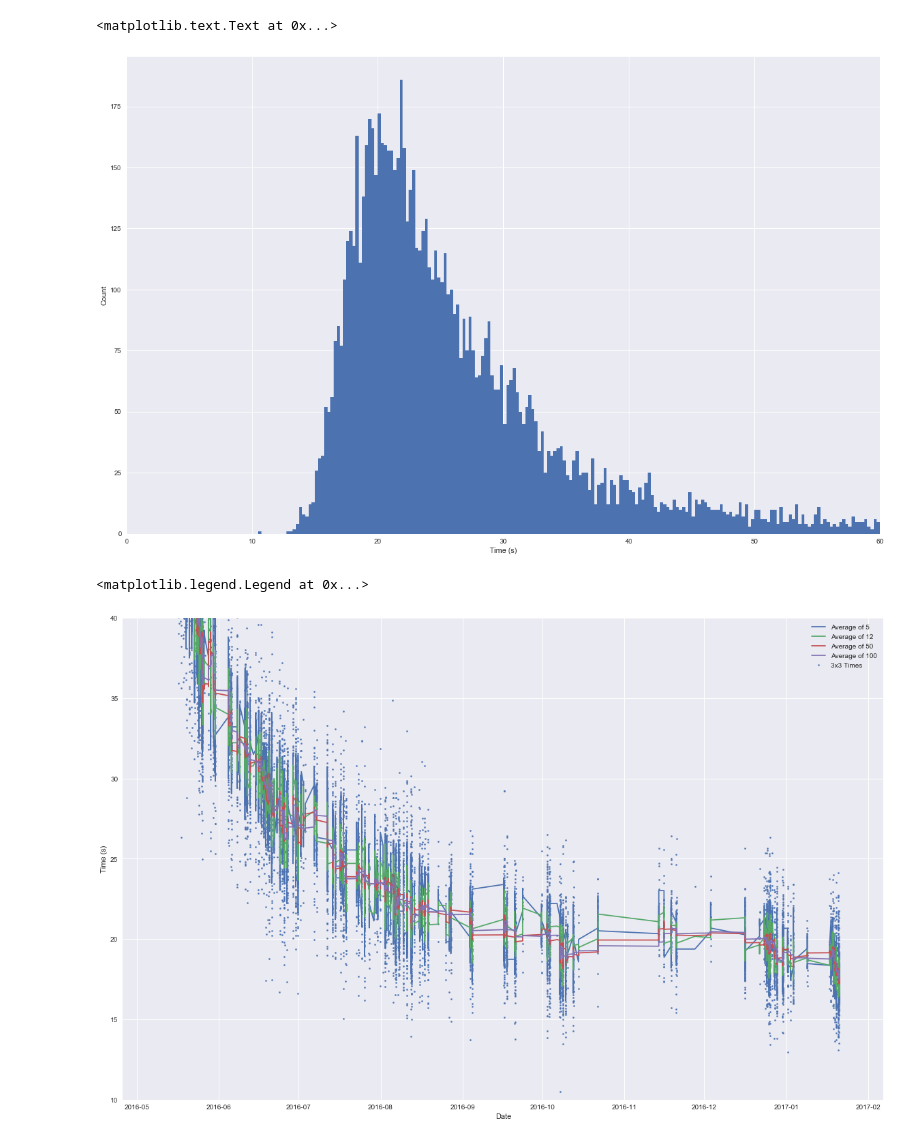
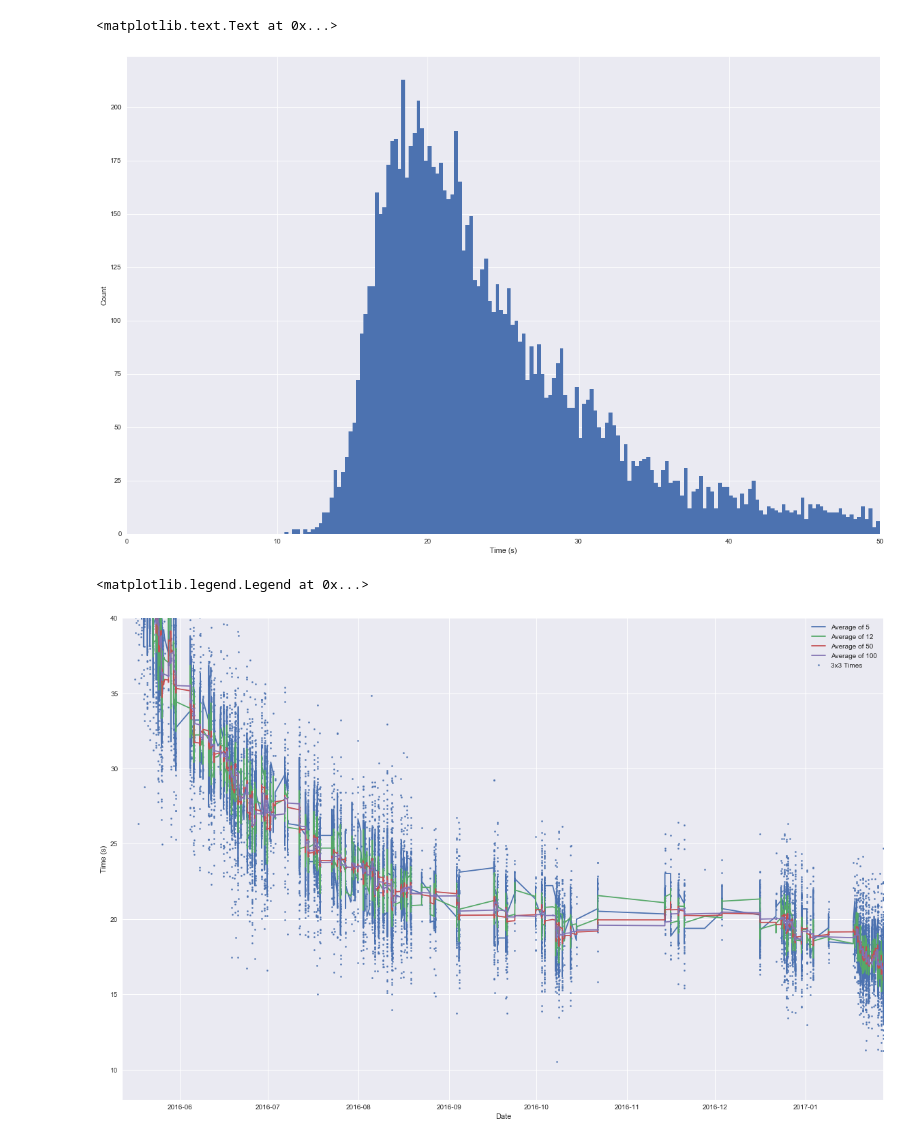
Before and after one commit to cnapun/cube-plots, a Jupyter notebook: cubetimes.ipynb, the cells around one changed output. Cells and saved outputs as stored; diff of their text form; code cells hidden in the pictures.

```diff
--- a/cubetimes.ipynb
+++ b/cubetimes.ipynb
@@ -5,15 +5,16 @@ import seaborn as sns
 import datetime
 import numpy as np
 from io import StringIO
-from scipy.stats import norm, linregress
 from scipy import signal
 import json
+import matplotlib.animation as animation
 %matplotlib inline
 plt.rcParams['figure.figsize'] = 20, 13
+plt.rcParams['animation.html'] = 'html5'
 # %%
 # initial import of data
 out = None
-filename = 'Backup_21-Jan-2017_24-11.txt'
+filename = 'Backup_27-Jan-2017_18-10.txt'
 with open(filename, 'r') as f:
     out = StringIO(f.read().replace(',',';'))
 df = pd.read_csv(out, delimiter=';')
@@ -106,15 +144,16 @@ plt.legend(loc='best')
 # %%
 # Histogram of times.  Set range and step to what you want
 tms = rdf['Time'].values
 step = 0.25
-bins = np.arange(0,60+step,step)
+maxt = 50
+bins = np.arange(0,maxt+step,step)
 plt.hist(tms, bins=bins)
-plt.xlim(0,60)
+plt.xlim(0,maxt)
 plt.xlabel('Time (s)')
 plt.ylabel('Count')
 # %% [output]
 <matplotlib.text.Text at 0x...>
-[figure, old version]
+[figure, new version]
 # %%
 # Plot times vs date.  Set the y range and x range to desired values
 plt.scatter(rdf.index,rdf['Time'], label='3x3 Times',s=5)
@@ -122,14 +161,14 @@ plt.plot(rdf.ao5, label='Average of 5')
 plt.plot(rdf.ao12, label='Average of 12')
 plt.plot(rdf.ao50, label='Average of 50')
 plt.plot(rdf.ao100, label='Average of 100')
-# plt.xlim(rdf.index[-351],rdf.index[-1]) # x range
-plt.ylim(10,40) # y range
+plt.xlim(rdf.index[0],rdf.index[-1]) # x range
+plt.ylim(8,40) # y range
 plt.ylabel('Time (s)')
 plt.xlabel('Date')
 plt.legend(loc='best')
 # %% [output]
 <matplotlib.legend.Legend at 0x...>
-[figure, old version]
+[figure, new version]
 # %%
 # show pbs
 print('single: %.3f    '%min(rdf['Time'].dropna()))
```
Also changed, not shown: parts of 10 cells of this notebook, 1 other file.
